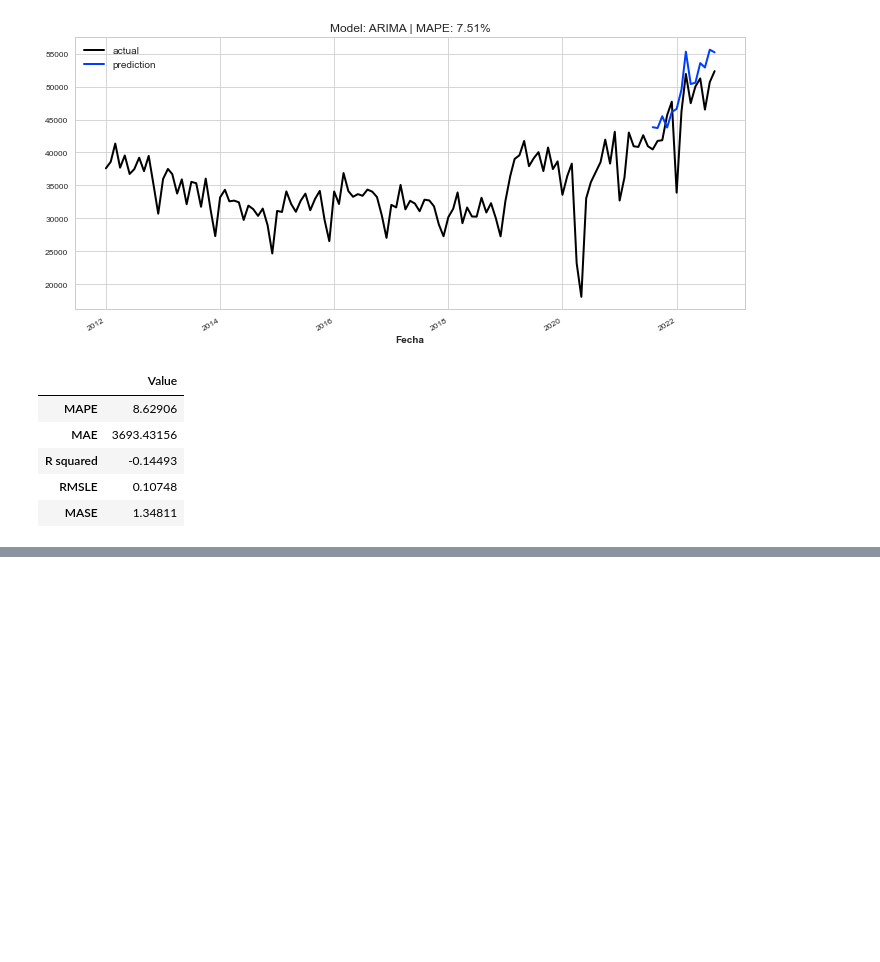
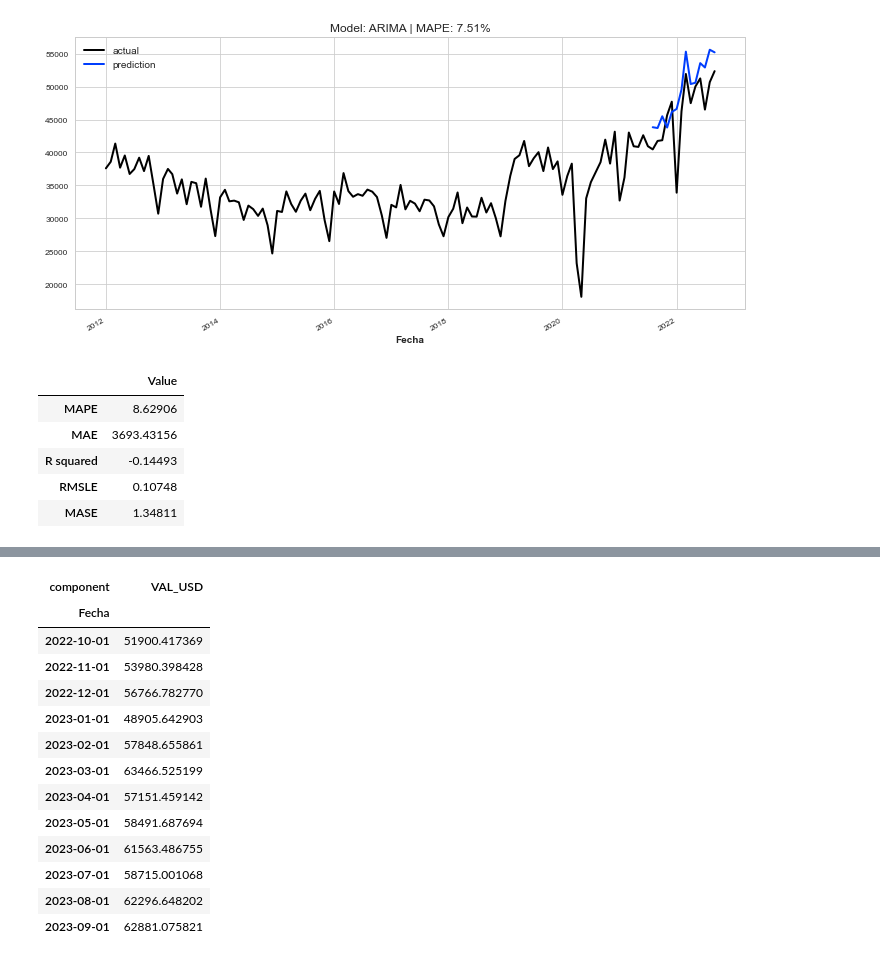
Before and after one commit to lorenzo1285/Econometria, a Jupyter notebook: arima.ipynb, the cells around one changed output, grey strips where cells are left out. Saved outputs shown, nothing was run; the diff lists cells and outputs as text; code cells hidden in the pictures; blank space fills up the shorter version.

```diff
--- a/arima.ipynb
+++ b/arima.ipynb
@@ -236,0 +254,17 @@ metrics(validation, forecast_arima, training) # calculate the metrics
+# %%
+forecast_arima_1.pd_dataframe()
+# %% [output]
+| component | VAL_USD |
+| Fecha |  |
+| 2022-10-01 | 51900.417369 |
+| 2022-11-01 | 53980.398428 |
+| 2022-12-01 | 56766.782770 |
+| 2023-01-01 | 48905.642903 |
+| 2023-02-01 | 57848.655861 |
+| 2023-03-01 | 63466.525199 |
+| 2023-04-01 | 57151.459142 |
+| 2023-05-01 | 58491.687694 |
+| 2023-06-01 | 61563.486755 |
+| 2023-07-01 | 58715.001068 |
+| 2023-08-01 | 62296.648202 |
+| 2023-09-01 | 62881.075821 |
```
Also changed, not shown: parts of 4 cells of this notebook.
